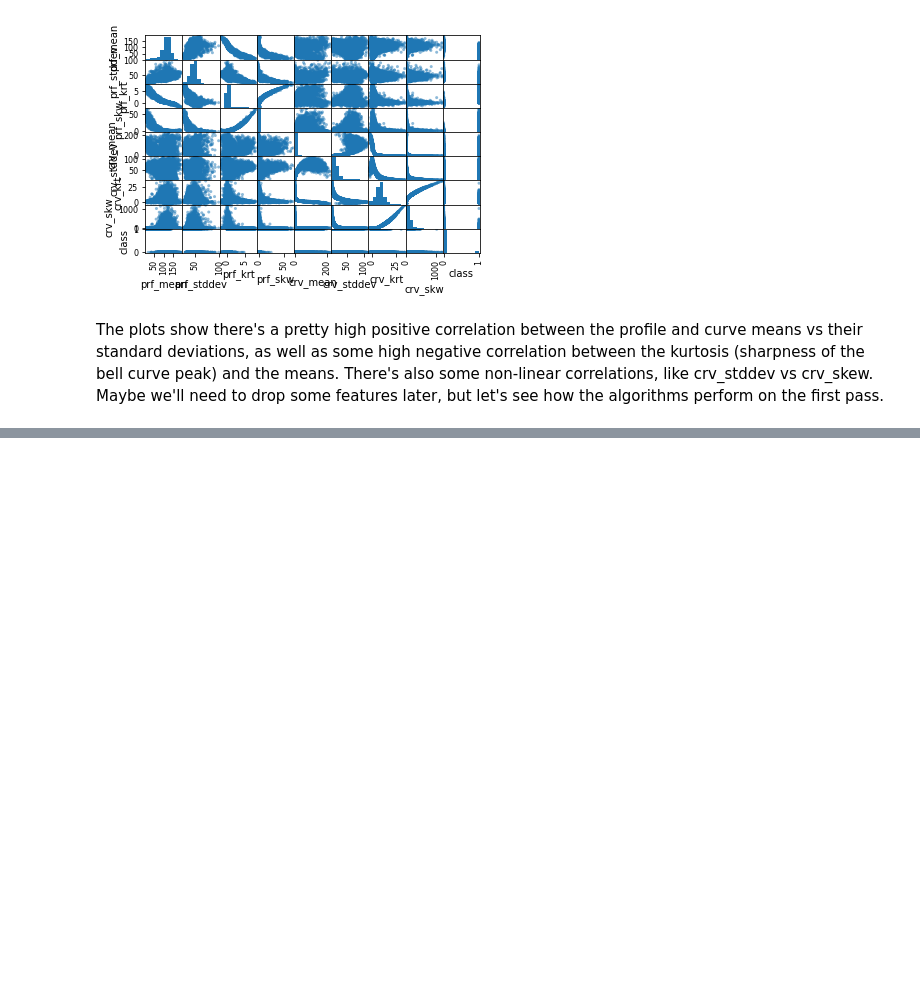
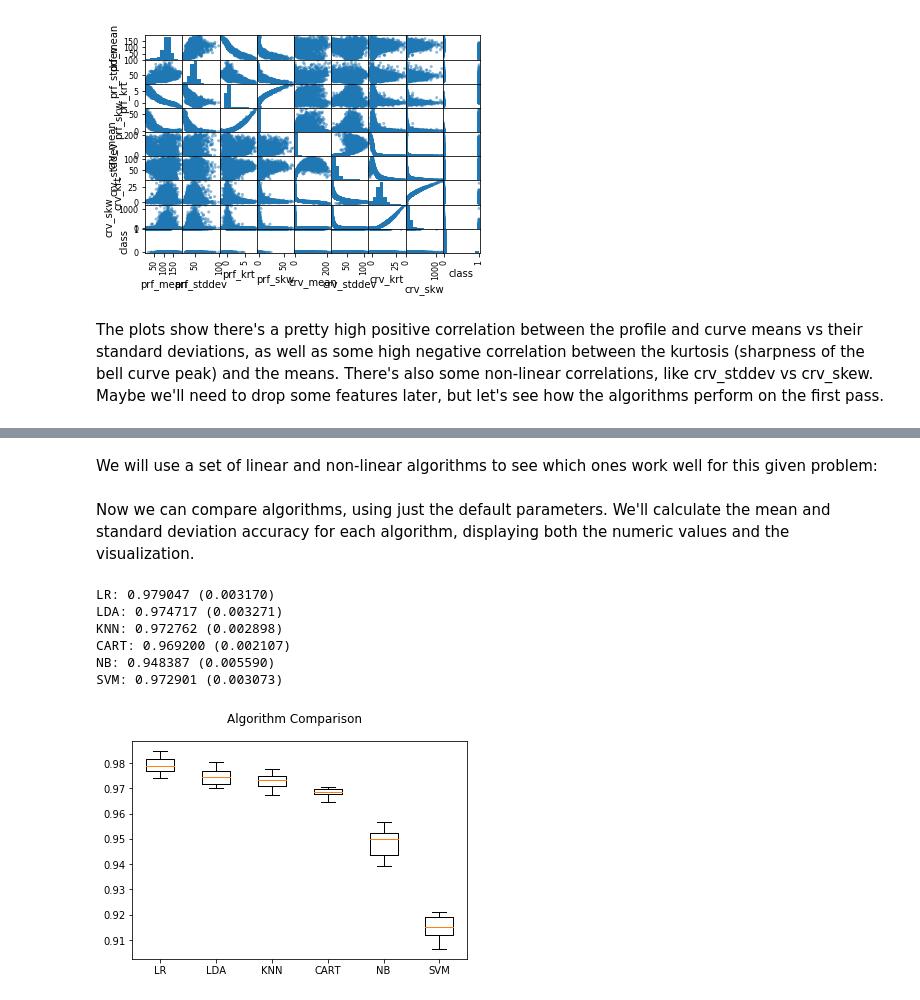
Before and after one commit to johnenriquez/predicting_pulsars, a Jupyter notebook: predicting_pulsars.ipynb, the cells around one changed output, grey strips where cells are left out. Drawn from its saved outputs; the diff is of its cells as text; code cells hidden in the pictures; blank space fills up the shorter version.

```diff
--- a/predicting_pulsars.ipynb
+++ b/predicting_pulsars.ipynb
@@ -49,7 +48,7 @@ from pandas import read_csv
 
 filename = 'data/HTRU_2.csv'
 names = ['prf_mean', 'prf_stddev', 'prf_krt', 'prf_skw', 'crv_mean', 'crv_stddev', 'crv_krt', 'crv_skw', 'class']
-data = read_csv(filename, names=names)
+data = read_csv(filename, names=names, header=None)
 print(data.shape)
 # %% [output]
 (17898, 9)
@@ -219,0 +237,53 @@ The plots show there's a pretty high positive correlation between the profile an
+# %%
+num_folds = 10
+seed = 7
+scoring = 'accuracy'
+# %% [markdown]
+We will use a set of linear and non-linear algorithms to see which ones work well for this given problem:
+# %%
+# Spot-Check Algorithms
+from sklearn.linear_model import LogisticRegression
+from sklearn.discriminant_analysis import LinearDiscriminantAnalysis
+from sklearn.neighbors import KNeighborsClassifier
+from sklearn.tree import DecisionTreeClassifier
+from sklearn.naive_bayes import GaussianNB
+from sklearn.svm import SVC
+
+models = []
+models.append(('LR', LogisticRegression(solver='lbfgs', max_iter=2000)))
+models.append(('LDA', LinearDiscriminantAnalysis()))
+models.append(('KNN', KNeighborsClassifier()))
+models.append(('CART', DecisionTreeClassifier()))
+models.append(('NB', GaussianNB()))
+models.append(('SVM', SVC(gamma='scale')))
+# %% [markdown]
+Now we can compare algorithms, using just the default parameters. We'll calculate the mean and standard deviation accuracy for each algorithm, displaying both the numeric values and the visualization.
+# %%
+from sklearn.model_selection import KFold
+from sklearn.model_selection import cross_val_score
+
+results = []
+names = []
+for name, model in models:
+    kfold = KFold(n_splits=num_folds, random_state=seed)
+    cv_results = cross_val_score(model, X_train, Y_train, cv=kfold, scoring=scoring)
+    results.append(cv_results)
+    names.append(name)
+    msg = "%s: %f (%f)" % (name, cv_results.mean(), cv_results.std())
+    print(msg)
+# %% [output]
+LR: 0.979047 (0.003170)
+LDA: 0.974717 (0.003271)
+KNN: 0.972762 (0.002898)
+CART: 0.969200 (0.002107)
+NB: 0.948387 (0.005590)
+SVM: 0.972901 (0.003073)
+# %%
+fig = pyplot.figure()
+fig.suptitle('Algorithm Comparison')
+ax = fig.add_subplot(111)
+pyplot.boxplot(results)
+ax.set_xticklabels(names)
+pyplot.show()
+# %% [output]
+[figure, added]
```
Also changed, not shown: parts of 17 cells of this notebook.
